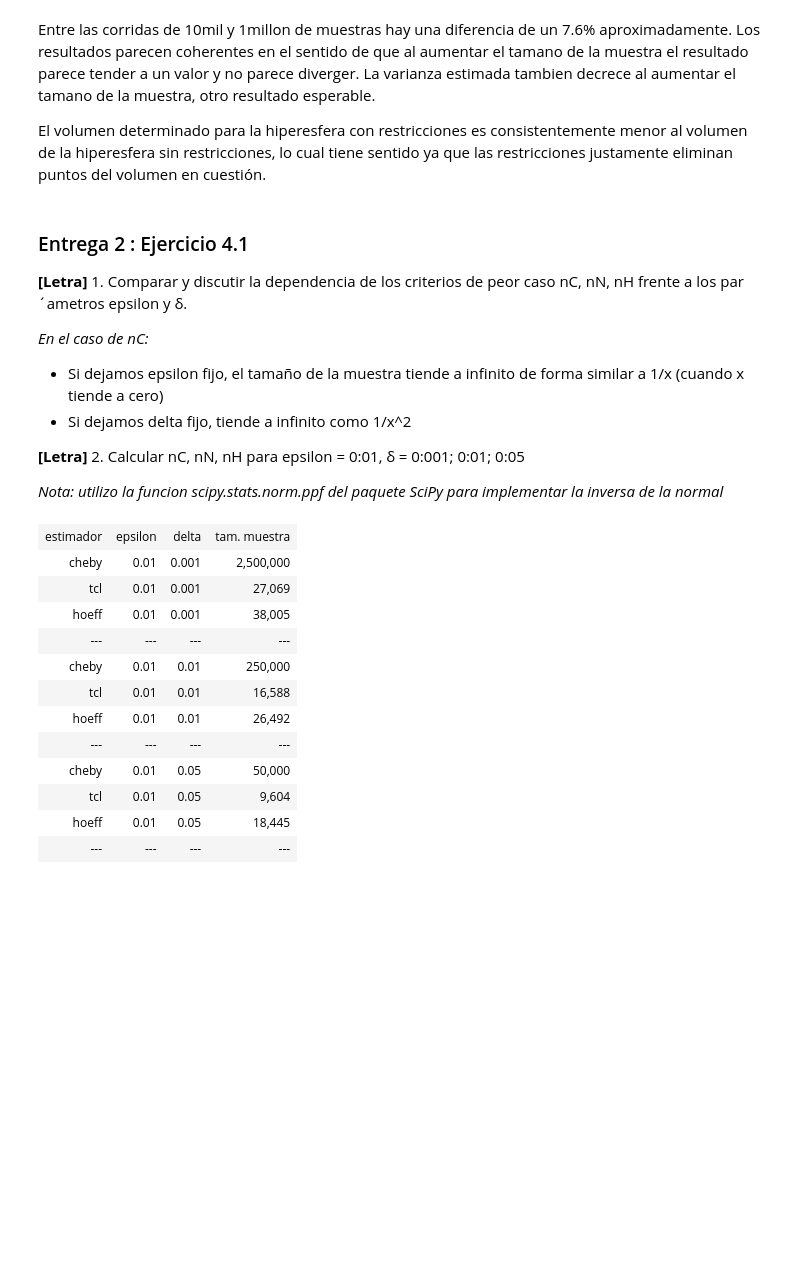
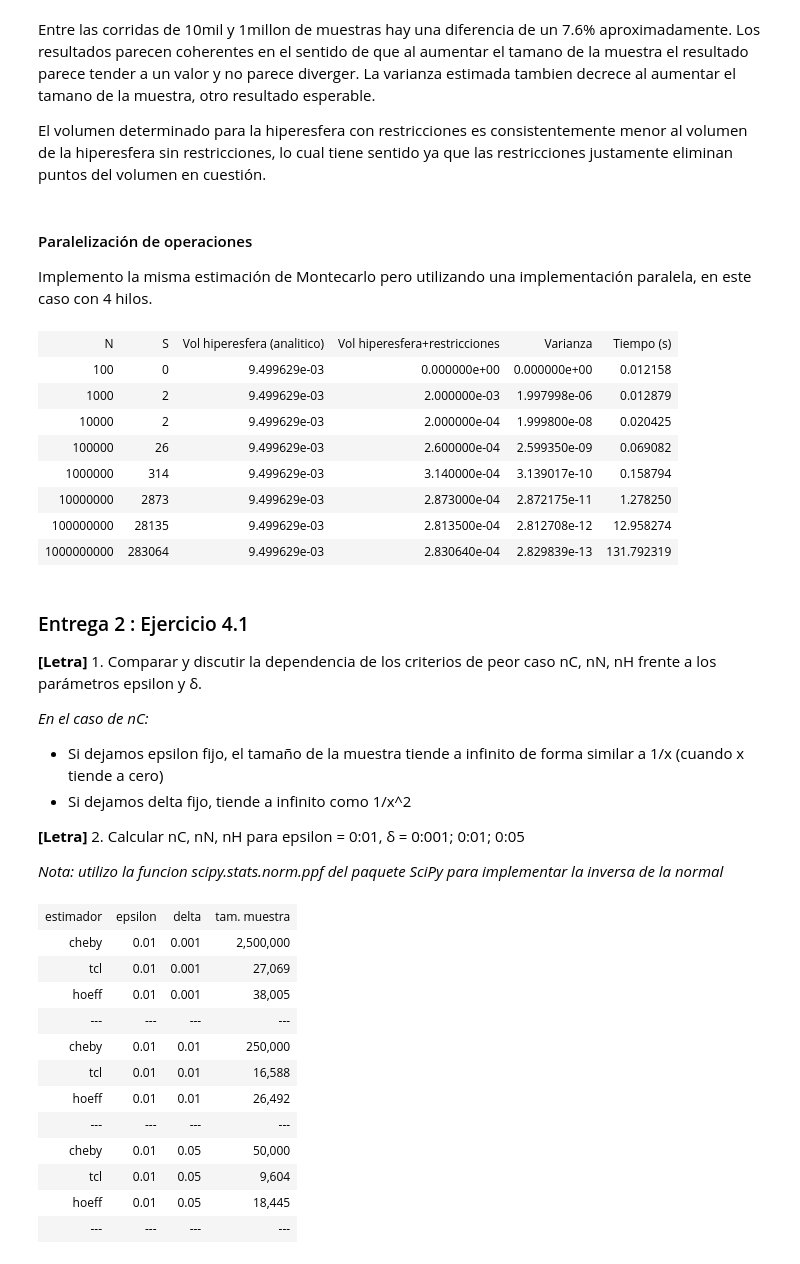
Before and after one commit to carlosm3011/learn-fing-montercarlo-2022, a Jupyter notebook: e02_volumenes_r6.ipynb, the cells around one changed output. Saved outputs shown, nothing was run; the diff lists cells and outputs as text; code cells hidden in the pictures; blank space fills up the shorter version.

```diff
--- a/e02_volumenes_r6.ipynb
+++ b/e02_volumenes_r6.ipynb
@@ -193,11 +195,34 @@ tabulate.tabulate(table, tablefmt='html')
 Entre las corridas de 10mil y 1millon de muestras hay una diferencia de un 7.6% aproximadamente. Los resultados parecen coherentes en el sentido de que al aumentar el tamano de la muestra el resultado parece tender a un valor y no parece diverger. La varianza estimada tambien decrece al aumentar el tamano de la muestra, otro resultado esperable.
 
 El volumen determinado para la hiperesfera con restricciones es consistentemente menor al volumen de la hiperesfera sin restricciones, lo cual tiene sentido ya que las restricciones justamente eliminan puntos del volumen en cuestión.
+# %% [markdown]
+#### Paralelización de operaciones
+
+Implemento la misma estimación de Montecarlo pero utilizando una implementación paralela, en este caso con 4 hilos.
+# %%
+table = [ ['N', 'S', 'Vol hiperesfera (analitico)', 'Vol hiperesfera+restricciones', 'Varianza', 'Tiempo (s)'] ]
+
+for n in [2, 3, 4, 5, 6, 7, 8, 9]:
+    (VolR, VarVolR, S, execTime) = MetodoMonteCarloParalelo(10**n, lambda x: puntoDentroVolumen(x, True), 8)
+    table.append( [10**n, S, "{:3e}".format(VolH), "{:3e}".format(VolR), "{:3e}".format(VarVolR), "{:3f}".format(execTime)] )
+
+
+tabulate.tabulate(table, tablefmt='html')
+# %% [output]
+| N | S | Vol hiperesfera (analitico) | Vol hiperesfera+restricciones | Varianza | Tiempo (s) |
+| 100 | 0 | 9.499629e-03 | 0.000000e+00 | 0.000000e+00 | 0.012158 |
+| 1000 | 2 | 9.499629e-03 | 2.000000e-03 | 1.997998e-06 | 0.012879 |
+| 10000 | 2 | 9.499629e-03 | 2.000000e-04 | 1.999800e-08 | 0.020425 |
+| 100000 | 26 | 9.499629e-03 | 2.600000e-04 | 2.599350e-09 | 0.069082 |
+| 1000000 | 314 | 9.499629e-03 | 3.140000e-04 | 3.139017e-10 | 0.158794 |
+| 10000000 | 2873 | 9.499629e-03 | 2.873000e-04 | 2.872175e-11 | 1.278250 |
+| 100000000 | 28135 | 9.499629e-03 | 2.813500e-04 | 2.812708e-12 | 12.958274 |
+| 1000000000 | 283064 | 9.499629e-03 | 2.830640e-04 | 2.829839e-13 | 131.792319 |
 # %% [markdown]
 ### Entrega 2 : Ejercicio 4.1
 
 **[Letra]** 1. Comparar y discutir la dependencia de los criterios de peor caso nC,
-nN, nH frente a los par´ametros epsilon y δ.
+nN, nH frente a los parámetros epsilon y δ.
 
 _En el caso de nC:_
 
```
Also changed, not shown: parts of 10 cells of this notebook, 57 other files.
